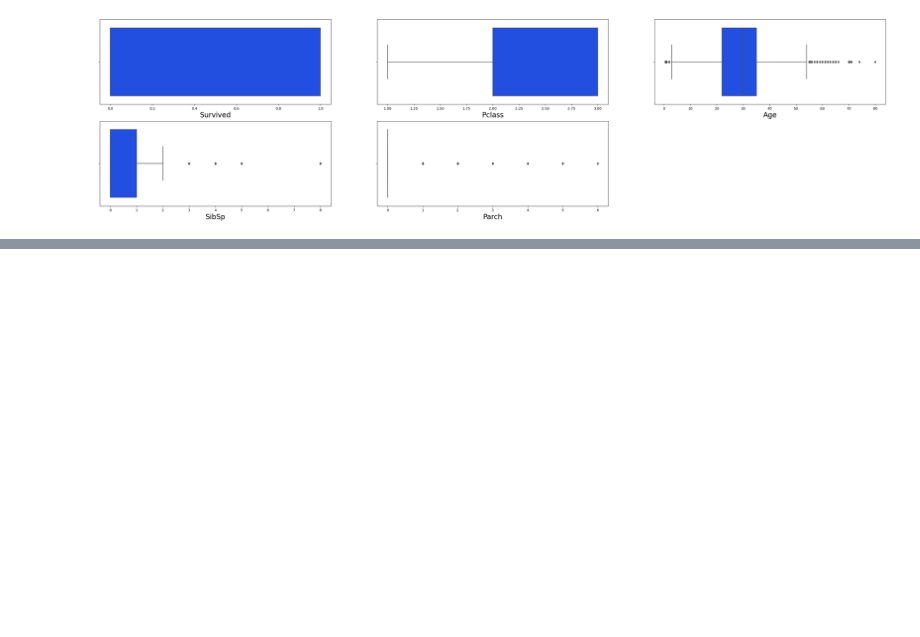
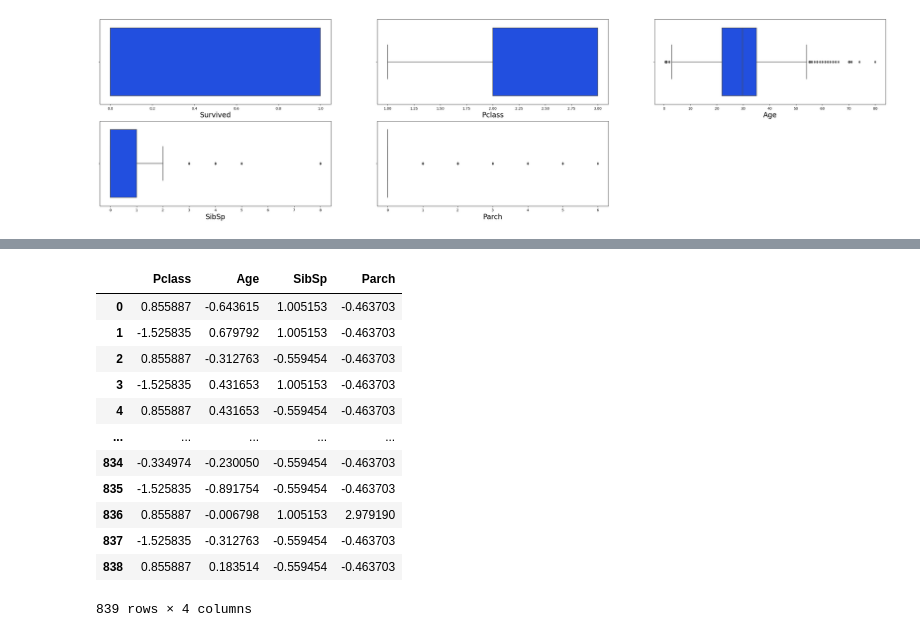
Before and after one commit to rzt1995/Internship, a Jupyter notebook: Practice_project_2.ipynb, the cells around one changed output, grey strips where cells are left out. Saved outputs shown, nothing was run; the diff lists cells and outputs as text; code cells hidden in the pictures; blank space fills up the shorter version.

```diff
--- a/Practice_project_2.ipynb
+++ b/Practice_project_2.ipynb
@@ -1605,0 +1629,18 @@ KeyError: 'Happiness Score'
+# %%
+scaler=StandardScaler()
+x=pd.DataFrame(scaler.fit_transform(x),columns=x.columns)
+x
+# %% [output]
+|  | Pclass | Age | SibSp | Parch |
+| 0 | 0.855887 | -0.643615 | 1.005153 | -0.463703 |
+| 1 | -1.525835 | 0.679792 | 1.005153 | -0.463703 |
+| 2 | 0.855887 | -0.312763 | -0.559454 | -0.463703 |
+| 3 | -1.525835 | 0.431653 | 1.005153 | -0.463703 |
+| 4 | 0.855887 | 0.431653 | -0.559454 | -0.463703 |
+| ... | ... | ... | ... | ... |
+| 834 | -0.334974 | -0.230050 | -0.559454 | -0.463703 |
+| 835 | -1.525835 | -0.891754 | -0.559454 | -0.463703 |
+| 836 | 0.855887 | -0.006798 | 1.005153 | 2.979190 |
+| 837 | -1.525835 | -0.312763 | -0.559454 | -0.463703 |
+| 838 | 0.855887 | 0.183514 | -0.559454 | -0.463703 |
+839 rows × 4 columns
```
Also changed, not shown: parts of 112 cells of this notebook.
